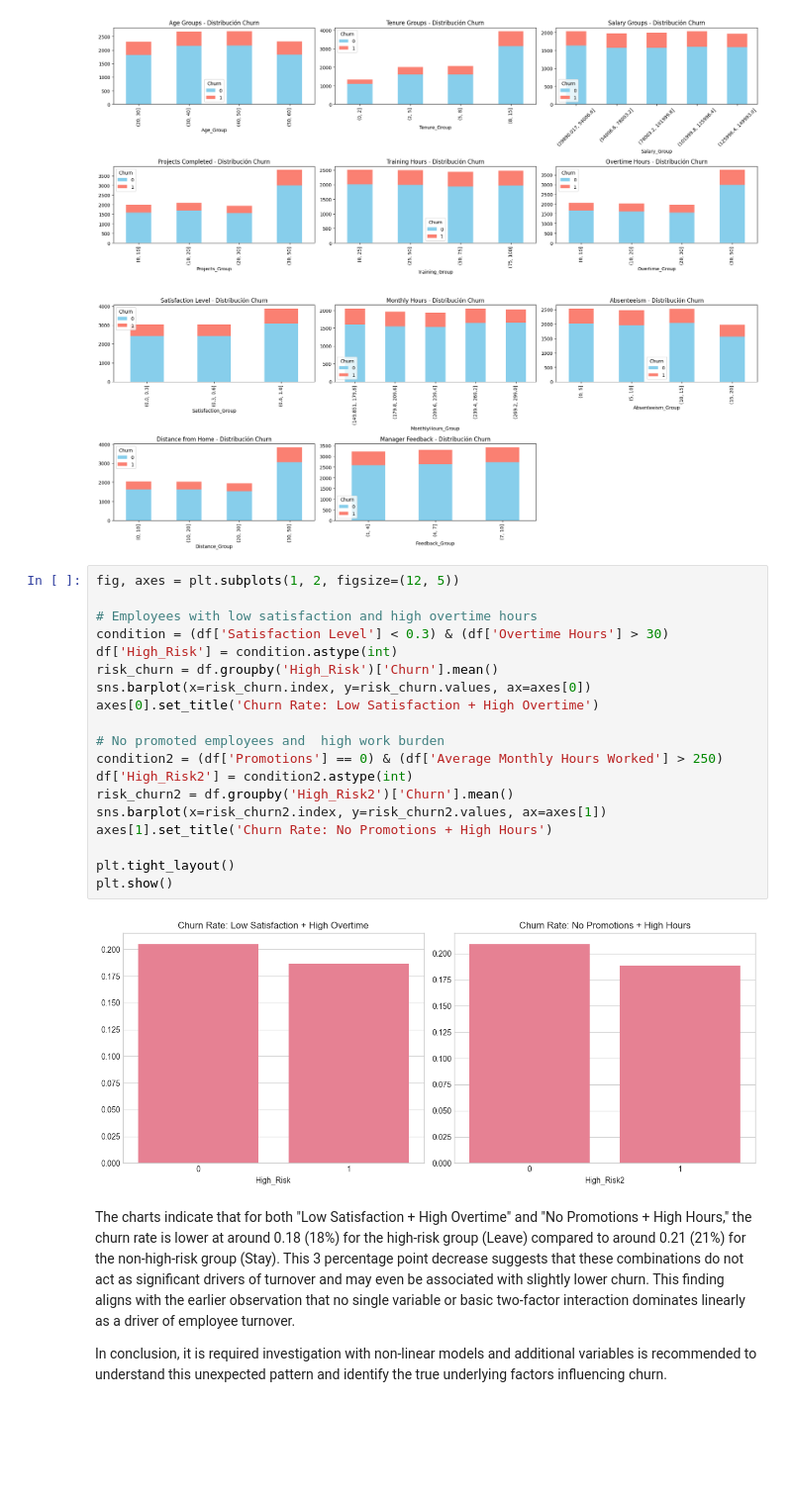
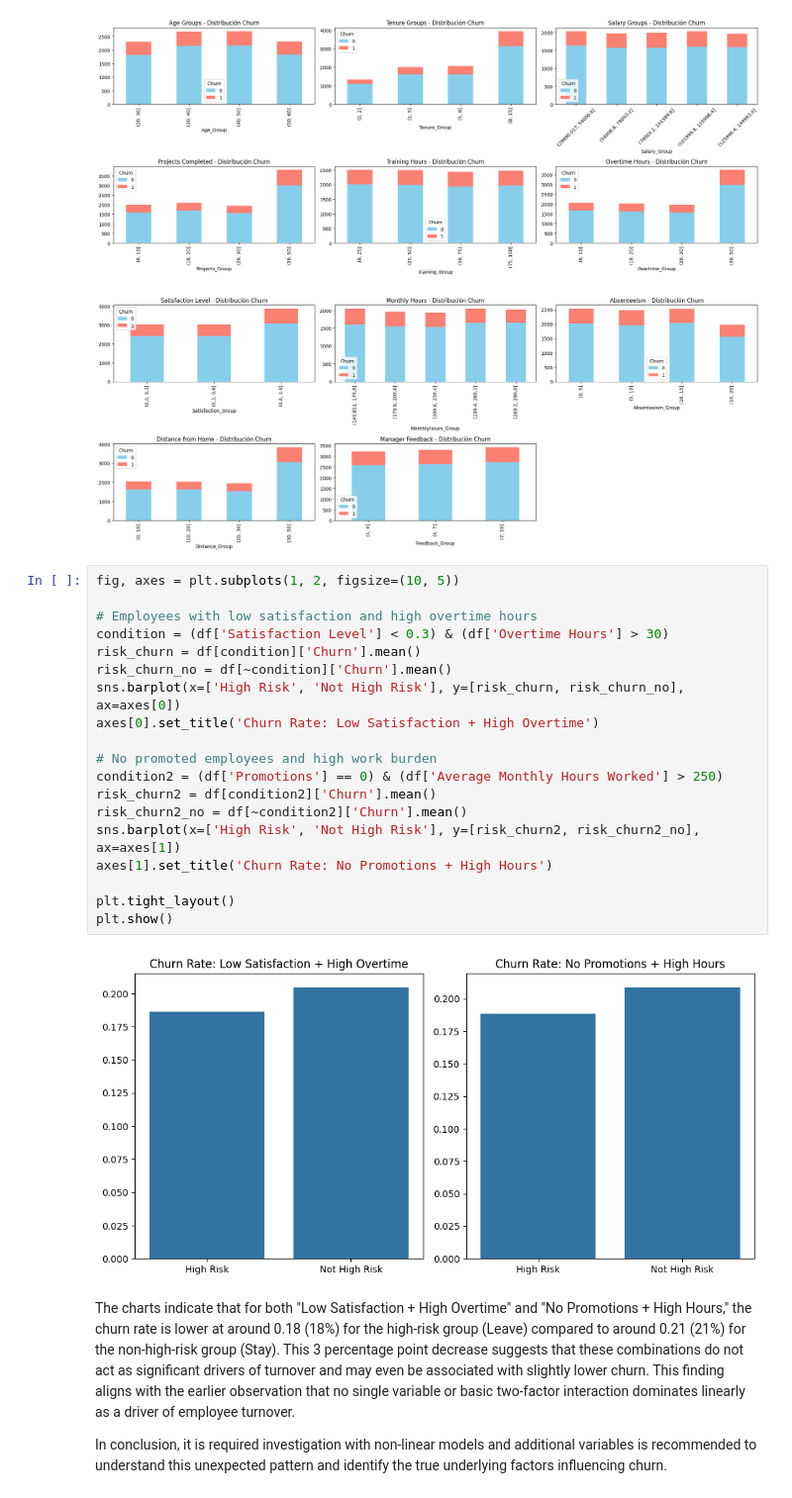
Before and after one commit to dalex2888/AML-3303, a Jupyter notebook: Employee Churn Case Study/Case_study.ipynb, the cells around one changed output. Shown at 99% size. Drawn from its saved outputs; the diff is of its cells as text; blank space fills up the shorter version.

```diff
--- a/Employee Churn Case Study/Case_study.ipynb
+++ b/Employee Churn Case Study/Case_study.ipynb
@@ -410,26 +410,26 @@ plt.show()
 # %% [output]
 [figure]
 # %%
-fig, axes = plt.subplots(1, 2, figsize=(12, 5))
+fig, axes = plt.subplots(1, 2, figsize=(10, 5))
 
 # Employees with low satisfaction and high overtime hours
 condition = (df['Satisfaction Level'] < 0.3) & (df['Overtime Hours'] > 30)
-df['High_Risk'] = condition.astype(int)
-risk_churn = df.groupby('High_Risk')['Churn'].mean()
-sns.barplot(x=risk_churn.index, y=risk_churn.values, ax=axes[0])
+risk_churn = df[condition]['Churn'].mean()
+risk_churn_no = df[~condition]['Churn'].mean()
+sns.barplot(x=['High Risk', 'Not High Risk'], y=[risk_churn, risk_churn_no], ax=axes[0])
 axes[0].set_title('Churn Rate: Low Satisfaction + High Overtime')
 
-# No promoted employees and  high work burden
+# No promoted employees and high work burden
 condition2 = (df['Promotions'] == 0) & (df['Average Monthly Hours Worked'] > 250)
-df['High_Risk2'] = condition2.astype(int)
-risk_churn2 = df.groupby('High_Risk2')['Churn'].mean()
-sns.barplot(x=risk_churn2.index, y=risk_churn2.values, ax=axes[1])
+risk_churn2 = df[condition2]['Churn'].mean()
+risk_churn2_no = df[~condition2]['Churn'].mean()
+sns.barplot(x=['High Risk', 'Not High Risk'], y=[risk_churn2, risk_churn2_no], ax=axes[1])
 axes[1].set_title('Churn Rate: No Promotions + High Hours')
 
 plt.tight_layout()
 plt.show()
 # %% [output]
-[figure, old version]
+[figure, new version]
 # %% [markdown]
 The charts indicate that for both "Low Satisfaction + High Overtime" and "No Promotions + High Hours," the churn rate is lower at around 0.18 (18%) for the high-risk group (Leave) compared to around 0.21 (21%) for the non-high-risk group (Stay). This 3 percentage point decrease suggests that these combinations do not act as significant drivers of turnover and may even be associated with slightly lower churn. This finding aligns with the earlier observation that no single variable or basic two-factor interaction dominates linearly as a driver of employee turnover.
 
```
Also changed, not shown: parts of 5 cells of this notebook.
